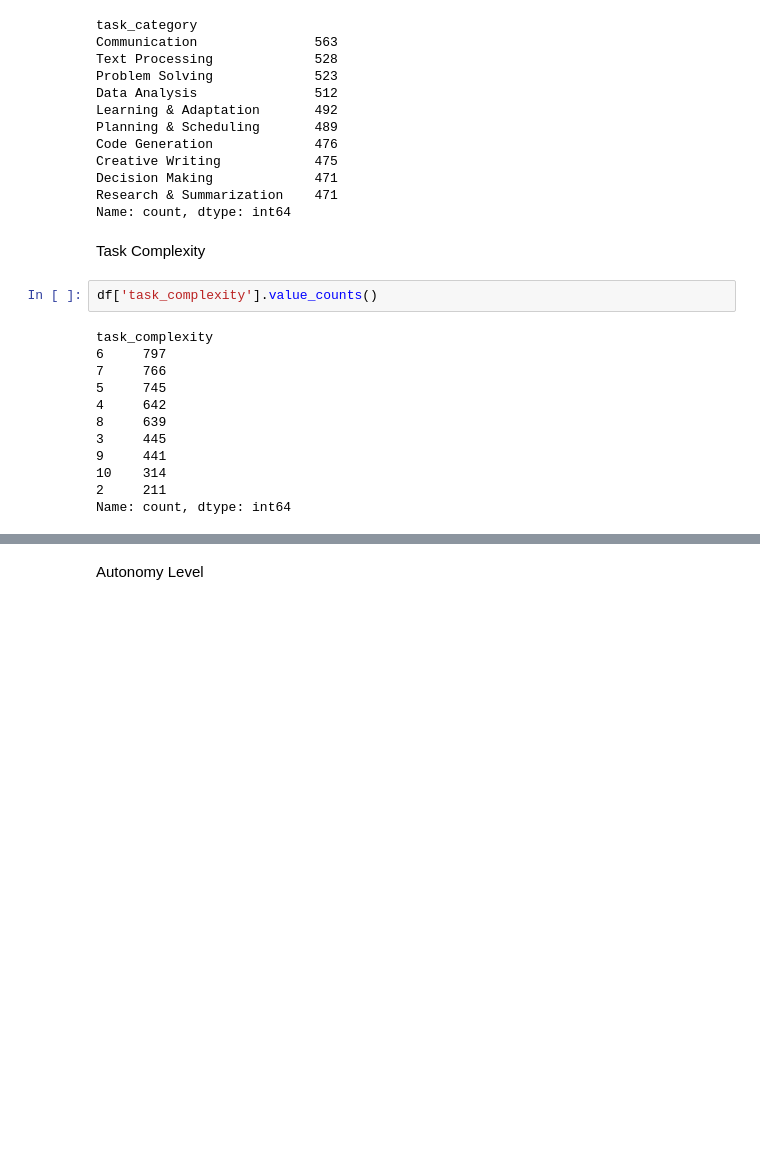
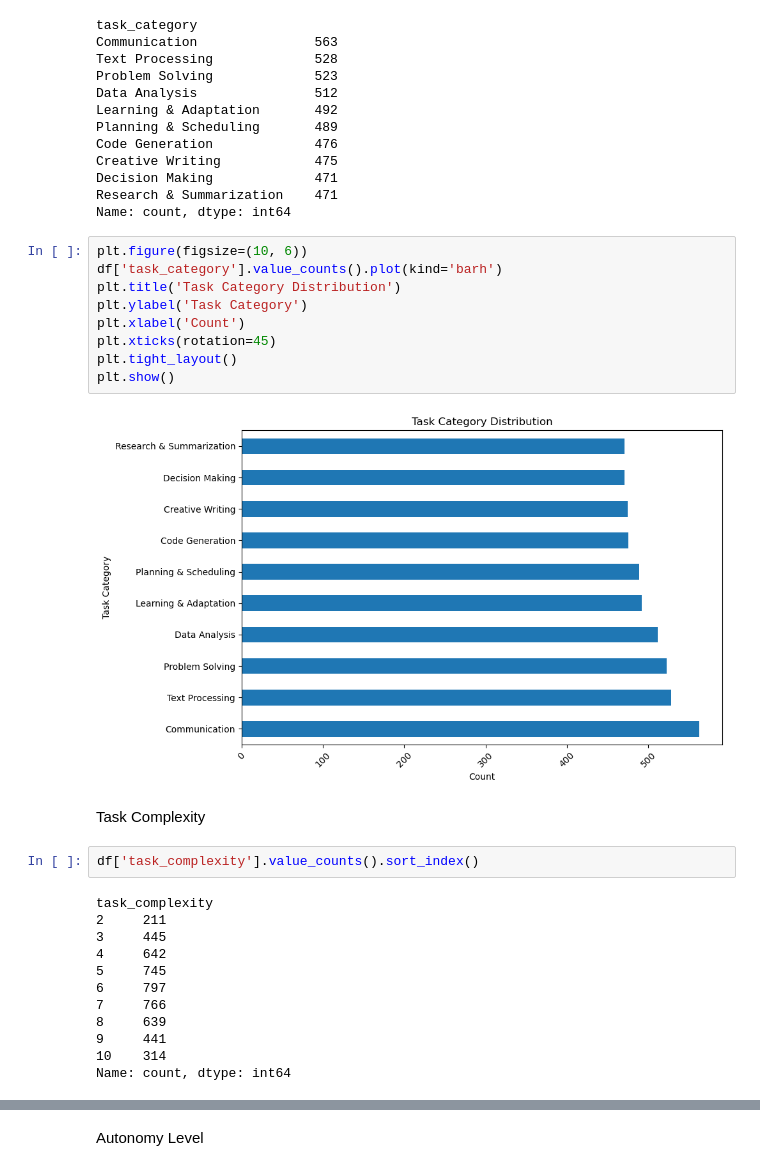
Before and after one commit to EvgenieTiv/DataAnalysisProject, a Jupyter notebook: basic_data_research.ipynb, the cells around one changed output, grey strips where cells are left out. Drawn from its saved outputs; the diff is of its cells as text; blank space fills up the shorter version.

```diff
--- a/basic_data_research.ipynb
+++ b/basic_data_research.ipynb
@@ -170,19 +203,30 @@ Creative Writing            475
 Decision Making             471
 Research & Summarization    471
 Name: count, dtype: int64
+# %%
+plt.figure(figsize=(10, 6))
+df['task_category'].value_counts().plot(kind='barh')
+plt.title('Task Category Distribution')
+plt.ylabel('Task Category')
+plt.xlabel('Count')
+plt.xticks(rotation=45)
+plt.tight_layout()
+plt.show()
+# %% [output]
+[figure, added]
 # %% [markdown]
 Task Complexity
 # %%
-df['task_complexity'].value_counts()
+df['task_complexity'].value_counts().sort_index()
 # %% [output]
 task_complexity
+2     211
+3     445
+4     642
+5     745
 6     797
 7     766
-5     745
-4     642
 8     639
-3     445
 9     441
 10    314
-2     211
 Name: count, dtype: int64
```
Also changed, not shown: parts of 26 cells of this notebook.
